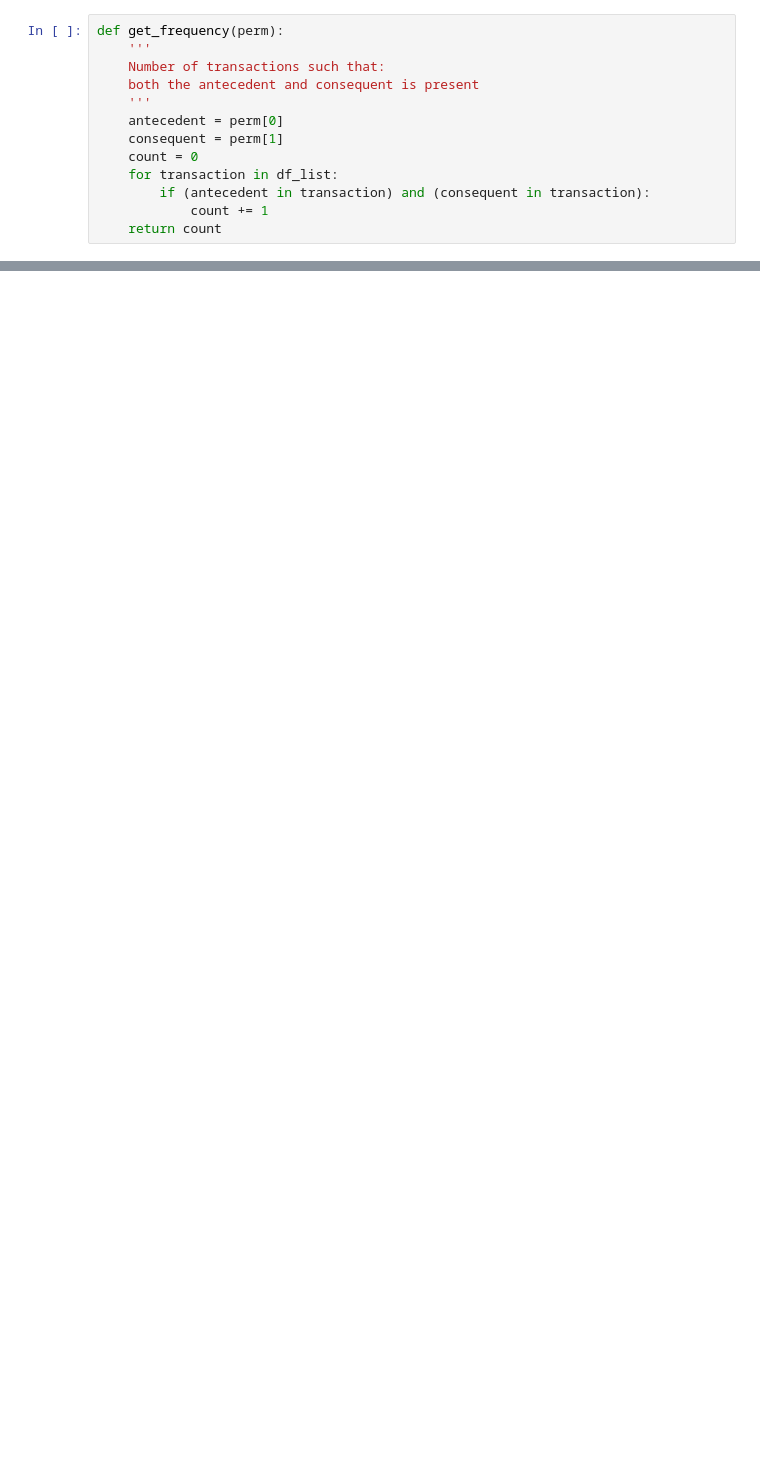
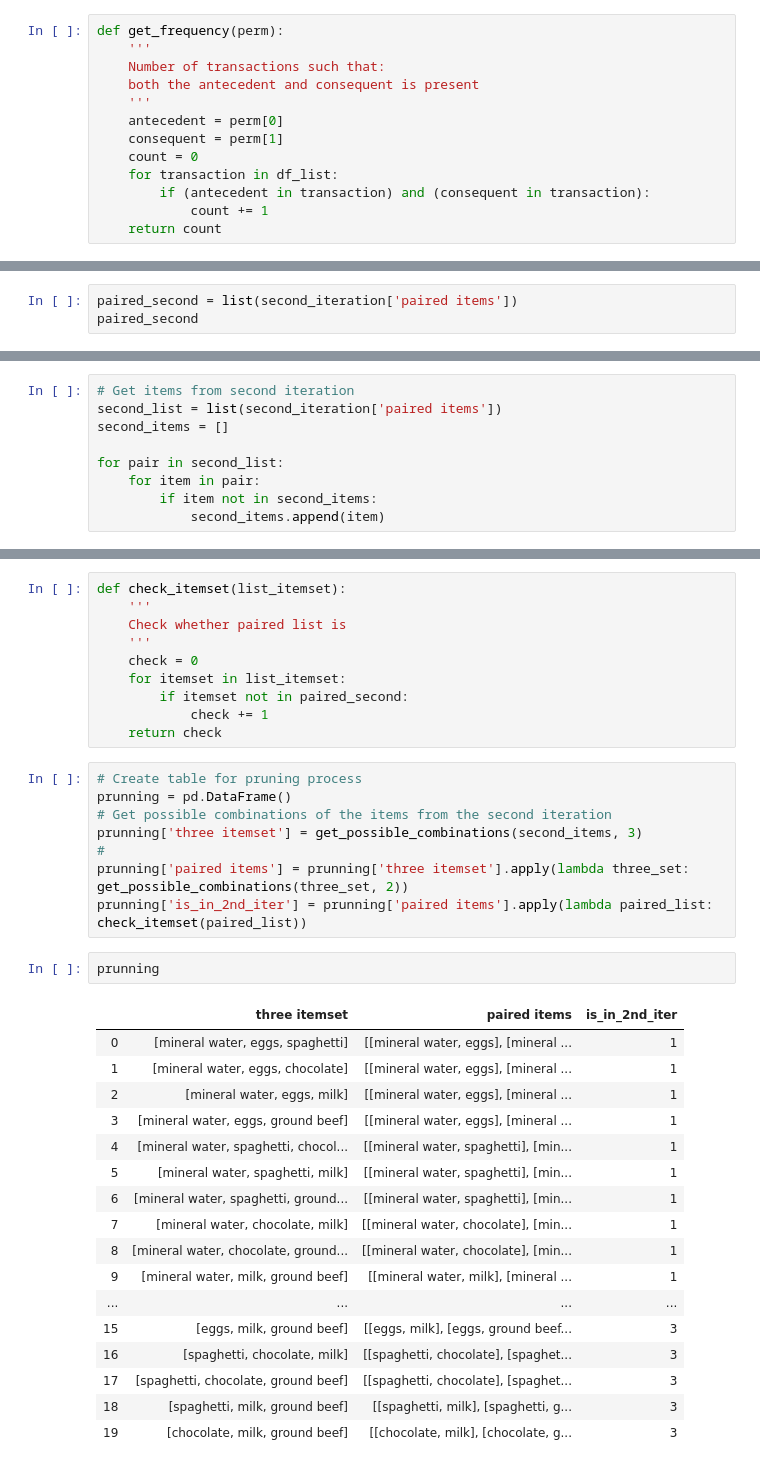
Before and after one commit to sherry0812/market-basket-analysis, a Jupyter notebook: marketbasket.ipynb, the cells around one changed output, grey strips where cells are left out. Cells and saved outputs as stored; diff of their text form; blank space fills up the shorter version.

```diff
--- a/marketbasket.ipynb
+++ b/marketbasket.ipynb
@@ -143,0 +235,3 @@ result
+# %%
+paired_second = list(second_iteration['paired items'])
+paired_second
@@ -143,0 +246,9 @@ result
+# %%
+# Get items from second iteration
+second_list = list(second_iteration['paired items'])
+second_items = []
+
+for pair in second_list:
+    for item in pair:
+        if item not in second_items:
+            second_items.append(item)
@@ -143,0 +259,38 @@ result
+# %%
+def check_itemset(list_itemset):
+    '''
+    Check whether paired list is
+    '''
+    check = 0
+    for itemset in list_itemset:
+        if itemset not in paired_second:
+            check += 1
+    return check
+# %%
+# Create table for pruning process
+prunning = pd.DataFrame()
+# Get possible combinations of the items from the second iteration
+prunning['three itemset'] = get_possible_combinations(second_items, 3)
+#
+prunning['paired items'] = prunning['three itemset'].apply(lambda three_set: get_possible_combinations(three_set, 2))
+prunning['is_in_2nd_iter'] = prunning['paired items'].apply(lambda paired_list: check_itemset(paired_list))
+# %%
+prunning
+# %% [output]
+|  | three itemset | paired items | is_in_2nd_iter |
+| 0 | [mineral water, eggs, spaghetti] | [[mineral water, eggs], [mineral ... | 1 |
+| 1 | [mineral water, eggs, chocolate] | [[mineral water, eggs], [mineral ... | 1 |
+| 2 | [mineral water, eggs, milk] | [[mineral water, eggs], [mineral ... | 1 |
+| 3 | [mineral water, eggs, ground beef] | [[mineral water, eggs], [mineral ... | 1 |
+| 4 | [mineral water, spaghetti, chocol... | [[mineral water, spaghetti], [min... | 1 |
+| 5 | [mineral water, spaghetti, milk] | [[mineral water, spaghetti], [min... | 1 |
+| 6 | [mineral water, spaghetti, ground... | [[mineral water, spaghetti], [min... | 1 |
+| 7 | [mineral water, chocolate, milk] | [[mineral water, chocolate], [min... | 1 |
+| 8 | [mineral water, chocolate, ground... | [[mineral water, chocolate], [min... | 1 |
+| 9 | [mineral water, milk, ground beef] | [[mineral water, milk], [mineral ... | 1 |
+| ... | ... | ... | ... |
+| 15 | [eggs, milk, ground beef] | [[eggs, milk], [eggs, ground beef... | 3 |
+| 16 | [spaghetti, chocolate, milk] | [[spaghetti, chocolate], [spaghet... | 3 |
+| 17 | [spaghetti, chocolate, ground beef] | [[spaghetti, chocolate], [spaghet... | 3 |
+| 18 | [spaghetti, milk, ground beef] | [[spaghetti, milk], [spaghetti, g... | 3 |
+| 19 | [chocolate, milk, ground beef] | [[chocolate, milk], [chocolate, g... | 3 |
```
Also changed, not shown: parts of 28 cells of this notebook.
